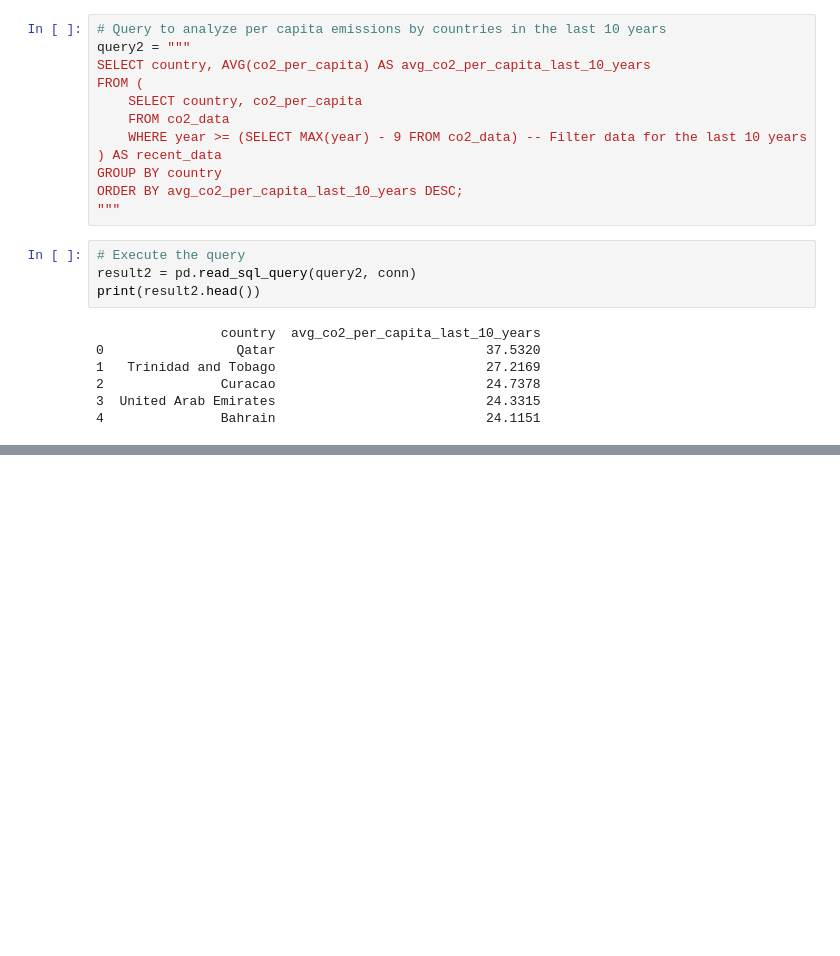
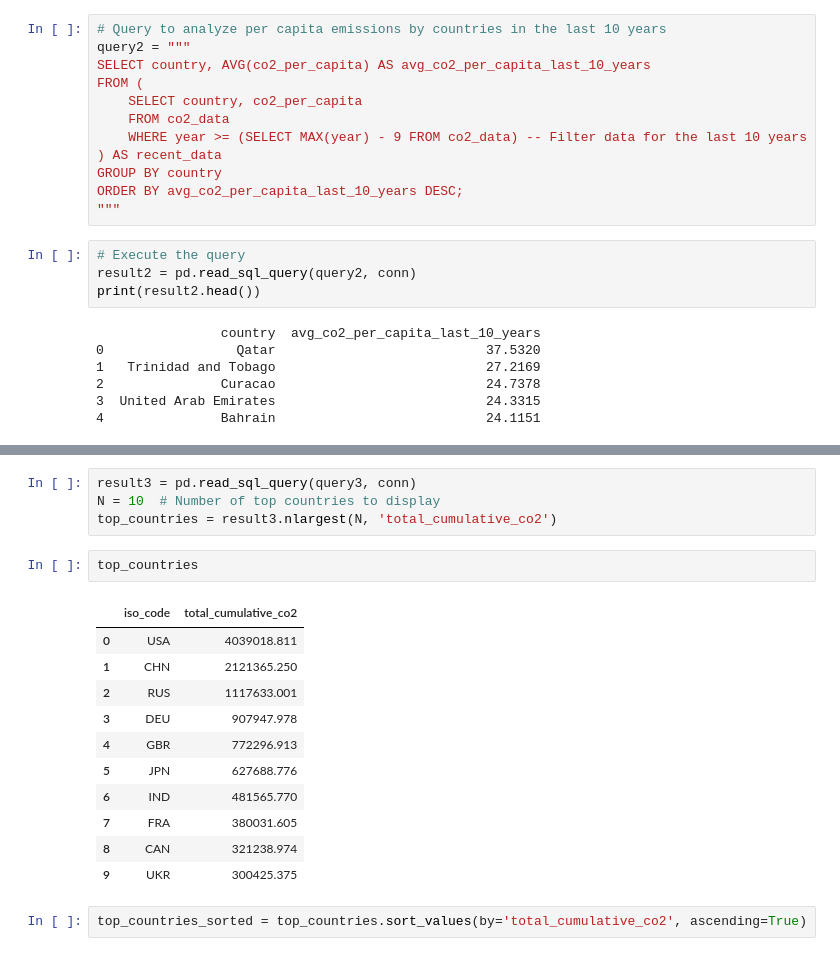
Before and after one commit to arnavhasija/Carbon-Chronicle-Investigating_GHG_Emissions_Trends, a Jupyter notebook: ghg-emissions-analysis.ipynb, the cells around one changed output, grey strips where cells are left out. Cells and saved outputs as stored; diff of their text form; blank space fills up the shorter version.

```diff
--- a/ghg-emissions-analysis.ipynb
+++ b/ghg-emissions-analysis.ipynb
@@ -88,0 +105,20 @@ plt.show()
+# %%
+result3 = pd.read_sql_query(query3, conn)
+N = 10  # Number of top countries to display
+top_countries = result3.nlargest(N, 'total_cumulative_co2')
+# %%
+top_countries
+# %% [output]
+|  | iso_code | total_cumulative_co2 |
+| 0 | USA | 4039018.811 |
+| 1 | CHN | 2121365.250 |
+| 2 | RUS | 1117633.001 |
+| 3 | DEU | 907947.978 |
+| 4 | GBR | 772296.913 |
+| 5 | JPN | 627688.776 |
+| 6 | IND | 481565.770 |
+| 7 | FRA | 380031.605 |
+| 8 | CAN | 321238.974 |
+| 9 | UKR | 300425.375 |
+# %%
+top_countries_sorted = top_countries.sort_values(by='total_cumulative_co2', ascending=True)
```
Also changed, not shown: parts of 5 cells of this notebook.
